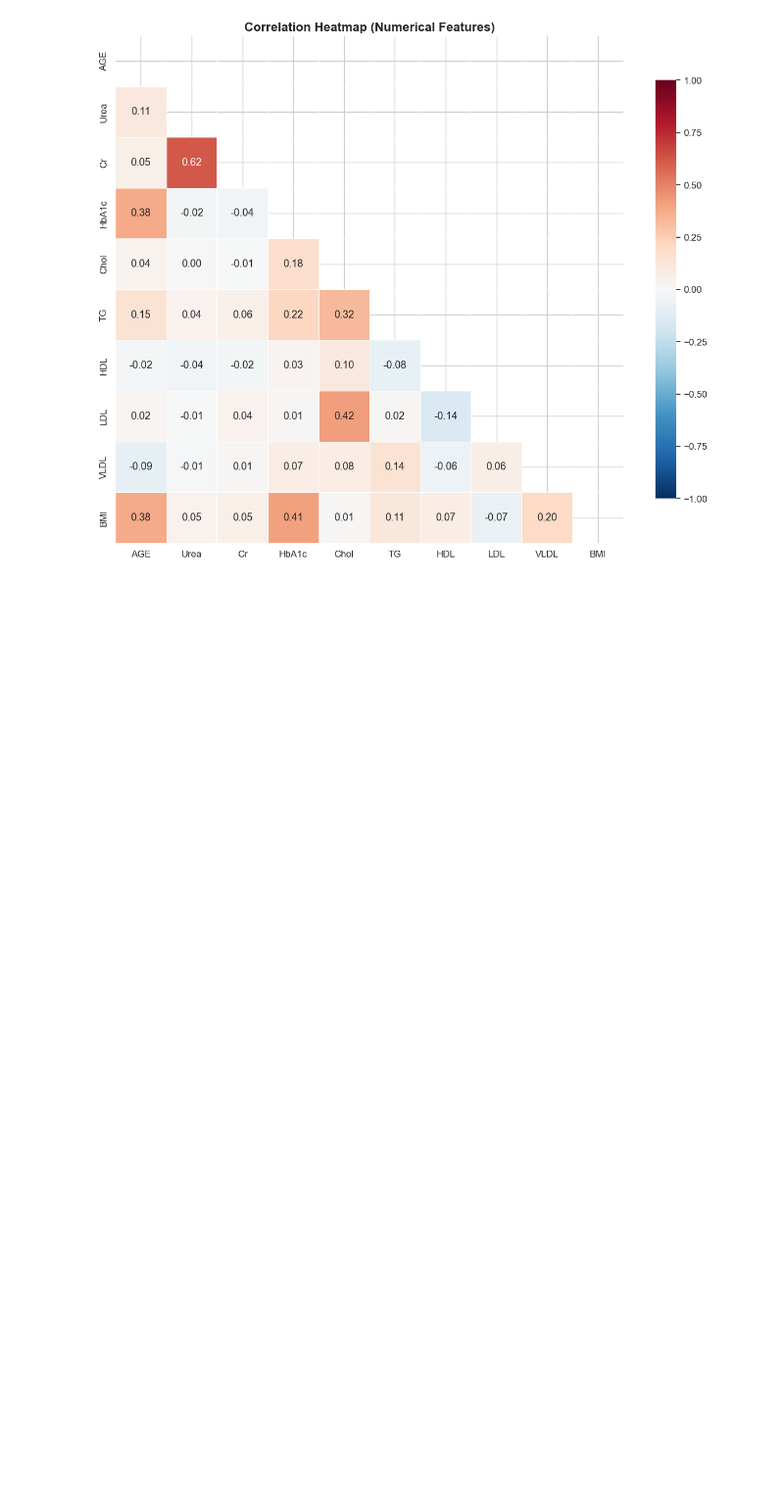
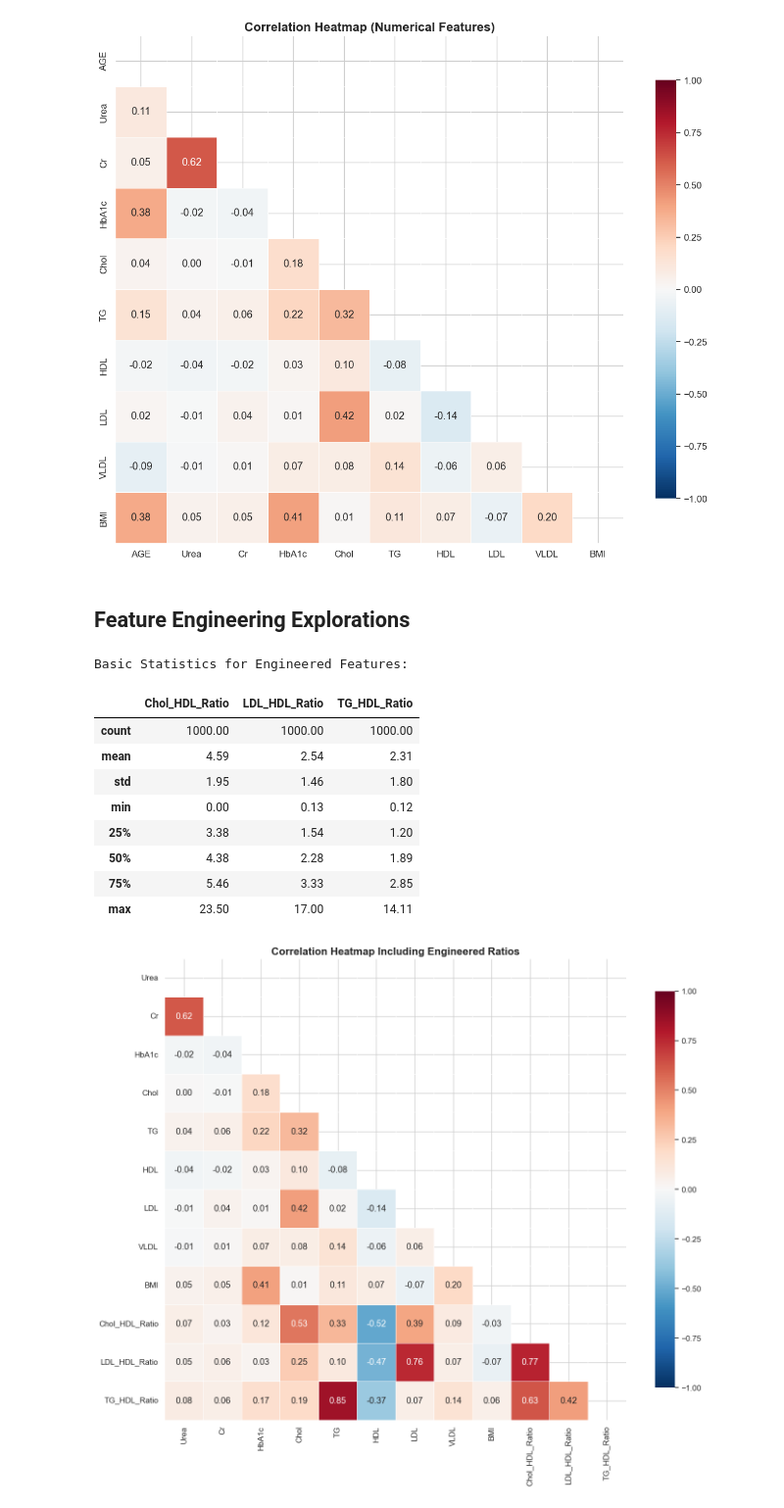
Before and after one commit to OmarH-creator/Diabetes-Prediction, a Jupyter notebook: EDA/EDA_Philo.ipynb, the cells around one changed output. Shown at 98% size. Drawn from its saved outputs; the diff is of its cells as text; code cells hidden in the pictures; blank space fills up the shorter version.

Commit message:
Added Feature Engineering Explorations

```diff
--- a/EDA/EDA_Philo.ipynb
+++ b/EDA/EDA_Philo.ipynb
@@ -320,3 +389,45 @@ plt.tight_layout()
 plt.show()
 # %% [output]
 [figure]
+# %% [markdown]
+## Feature Engineering Explorations
+# %%
+# Create medical ratio features
+df['Chol_HDL_Ratio'] = df['Chol'] / df['HDL']
+df['LDL_HDL_Ratio'] = df['LDL'] / df['HDL']
+df['TG_HDL_Ratio'] = df['TG'] / df['HDL']
+
+ratio_cols = ['Chol_HDL_Ratio', 'LDL_HDL_Ratio', 'TG_HDL_Ratio']
+
+# Replace any inf/-inf with NaN (in case HDL was 0)
+df.replace([np.inf, -np.inf], np.nan, inplace=True)
+
+# Display basic stats for new columns
+print("Basic Statistics for Engineered Features:")
+display(df[ratio_cols].describe().round(2))
+
+# Check correlations of new features with old numerical features
+num_cols = ['Urea', 'Cr', 'HbA1c', 'Chol', 'TG', 'HDL', 'LDL', 'VLDL', 'BMI']
+corr_cols_extended = num_cols + ratio_cols
+corr_matrix_ext = df[corr_cols_extended].corr()
+
+fig, ax = plt.subplots(figsize=(14, 12))
+mask = np.triu(np.ones_like(corr_matrix_ext, dtype=bool))
+sns.heatmap(corr_matrix_ext, mask=mask, annot=True, fmt='.2f', cmap='RdBu_r',
+            center=0, square=True, linewidths=0.5, ax=ax,
+            vmin=-1, vmax=1, cbar_kws={'shrink': 0.8})
+ax.set_title('Correlation Heatmap Including Engineered Ratios', fontsize=16, fontweight='bold')
+plt.tight_layout()
+plt.show()
+# %% [output]
+Basic Statistics for Engineered Features:
+|  | Chol_HDL_Ratio | LDL_HDL_Ratio | TG_HDL_Ratio |
+| count | 1000.00 | 1000.00 | 1000.00 |
+| mean | 4.59 | 2.54 | 2.31 |
+| std | 1.95 | 1.46 | 1.80 |
+| min | 0.00 | 0.13 | 0.12 |
+| 25% | 3.38 | 1.54 | 1.20 |
+| 50% | 4.38 | 2.28 | 1.89 |
+| 75% | 5.46 | 3.33 | 2.85 |
+| max | 23.50 | 17.00 | 14.11 |
+[figure, added]
```
Also changed, not shown: parts of 5 cells of this notebook.
